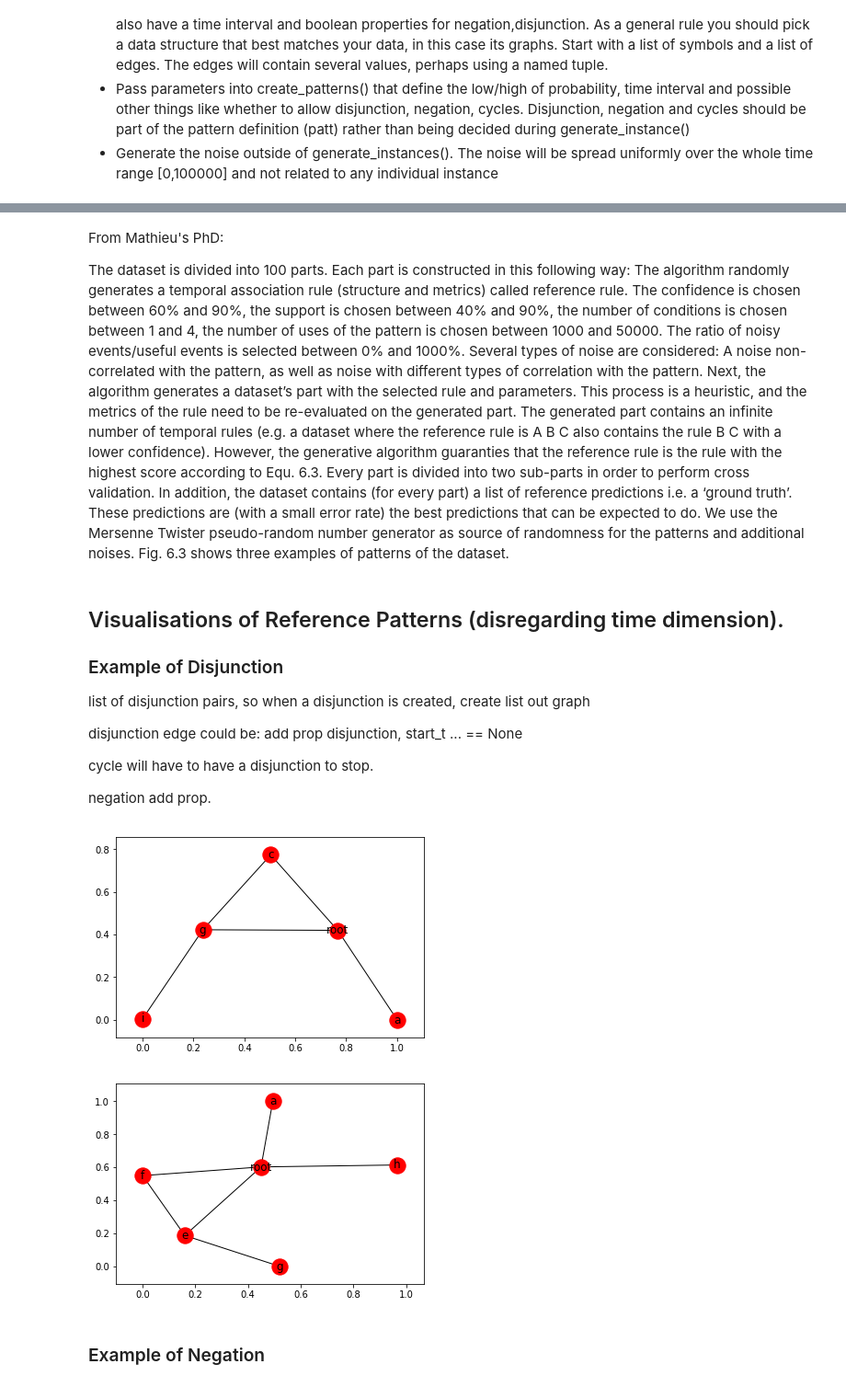
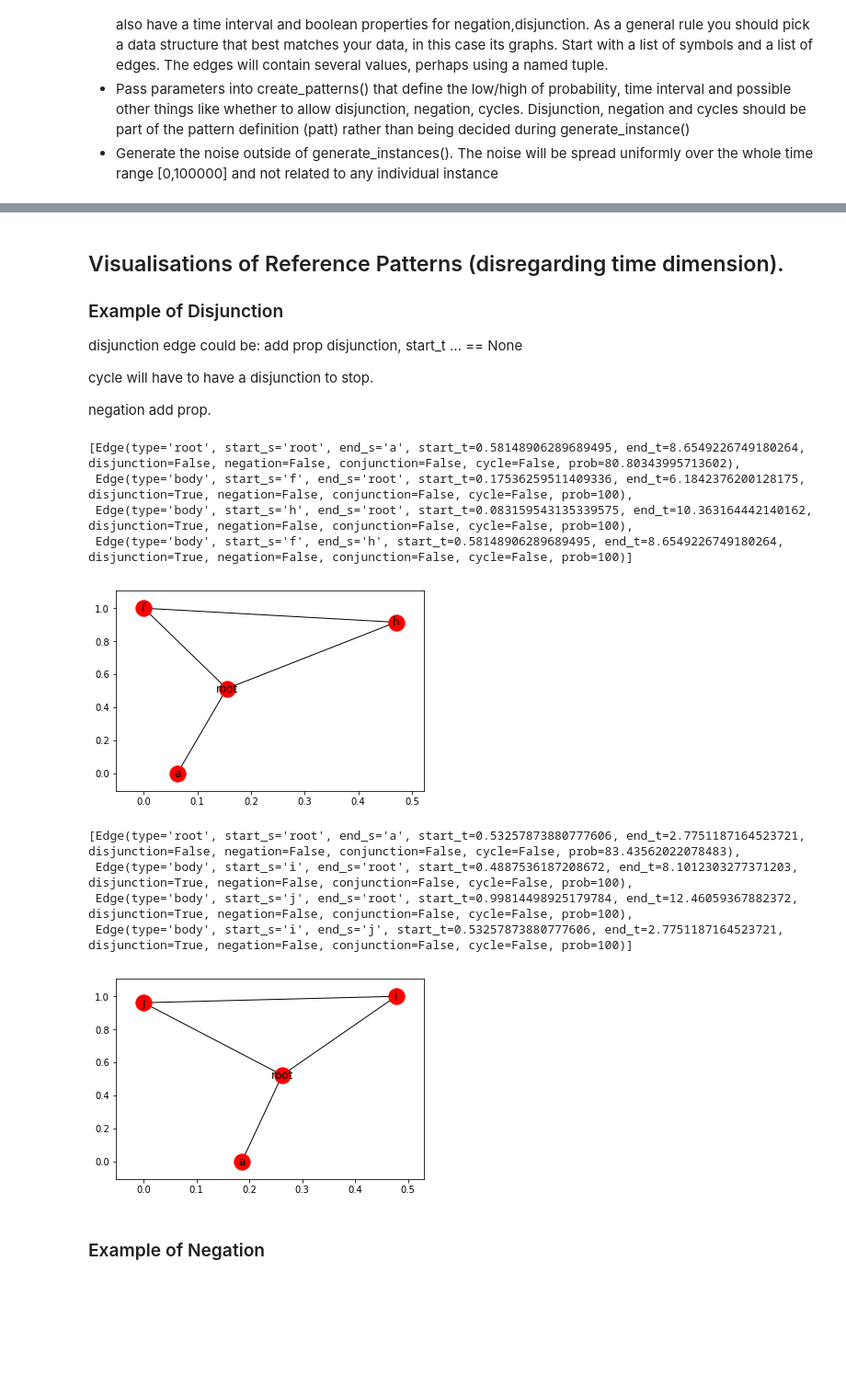
Before and after one commit to keiflager/TemporalDataGeneration, a Jupyter notebook: ExploringTemporalData-Copy1.ipynb, the cells around one changed output, grey strips where cells are left out. Shown at 92% size. Cells and saved outputs as stored; diff of their text form; code cells hidden in the pictures; blank space fills up the shorter version.

```diff
--- a/ExploringTemporalData-Copy1.ipynb
+++ b/ExploringTemporalData-Copy1.ipynb
@@ -87,25 +87,13 @@ class GraphVisualization:
 ### Ideas  for my research
 
 Crypto currency and sentiment analysis combined with time series analysis in context of GameStop
-# %% [markdown]
-From Mathieu's PhD:
-
-The dataset is divided into 100 parts. Each part is constructed in this
-following way: The algorithm randomly generates a temporal association
-rule (structure and metrics) called reference rule. The confidence is chosen
-between 60% and 90%, the support is chosen between 40% and 90%, the
-number of conditions is chosen between 1 and 4, the number of uses of the
-pattern is chosen between 1000 and 50000. The ratio of noisy events/useful
-events is selected between 0% and 1000%. Several types of noise are considered: A noise non-correlated with the pattern, as well as noise with different types of correlation with the pattern. Next, the algorithm generates
-a dataset’s part with the selected rule and parameters. This process is a
-heuristic, and the metrics of the rule need to be re-evaluated on the generated part. The generated part contains an infinite number of temporal rules
-(e.g. a dataset where the reference rule is A B C also contains the rule
-B C with a lower confidence). However, the generative algorithm guaranties that the reference rule is the rule with the highest score according to
-Equ. 6.3.
-Every part is divided into two sub-parts in order to perform cross validation. In addition, the dataset contains (for every part) a list of reference
-predictions i.e. a ‘ground truth’. These predictions are (with a small error
-rate) the best predictions that can be expected to do. We use the Mersenne
-Twister pseudo-random number generator as source of randomness for the
-patterns and additional noises. Fig. 6.3 shows three examples of patterns of
-the dataset.
+# %%
+body_constr = [0,20]
+head_constr = [0,10]
+
+BODY_CONST = 'body'
+HEAD_CONST = 'head'
+ROOT_CONST = 'root'
+A = 'a'
+always = 100
 # %%
@@ -207,8 +195,6 @@ def plot_pattern(Pattern):
 ## Visualisations of Reference Patterns (disregarding time dimension).
 
 ### Example of Disjunction
-
-list of disjunction pairs, so when a disjunction is created, create list out graph
 
 disjunction edge could be: add prop disjunction, start_t ... == None
 
@@ -217,11 +203,20 @@ cycle will have to have a disjunction to stop.
 negation add prop.
 # %%
 for _ in range(2):
-    ref_pattern = create_pattern(low_body=2, high_body=5, disjunction=True, negation=False)
+    ref_pattern = create_pattern(low_body=3, high_body=5, disjunction=True)
+    pprint(ref_pattern)
     plot_pattern(ref_pattern)
 # %% [output]
+[Edge(type='root', start_s='root', end_s='a', start_t=0.58148906289689495, end_t=8.6549226749180264, disjunction=False, negation=False, conjunction=False, cycle=False, prob=80.80343995713602),
+ Edge(type='body', start_s='f', end_s='root', start_t=0.17536259511409336, end_t=6.1842376200128175, disjunction=True, negation=False, conjunction=False, cycle=False, prob=100),
+ Edge(type='body', start_s='h', end_s='root', start_t=0.083159543135339575, end_t=10.363164442140162, disjunction=True, negation=False, conjunction=False, cycle=False, prob=100),
+ Edge(type='body', start_s='f', end_s='h', start_t=0.58148906289689495, end_t=8.6549226749180264, disjunction=True, negation=False, conjunction=False, cycle=False, prob=100)]
-[figure, old version]
+[figure, new version]
+[Edge(type='root', start_s='root', end_s='a', start_t=0.53257873880777606, end_t=2.7751187164523721, disjunction=False, negation=False, conjunction=False, cycle=False, prob=83.43562022078483),
+ Edge(type='body', start_s='i', end_s='root', start_t=0.4887536187208672, end_t=8.1012303277371203, disjunction=True, negation=False, conjunction=False, cycle=False, prob=100),
+ Edge(type='body', start_s='j', end_s='root', start_t=0.99814498925179784, end_t=12.46059367882372, disjunction=True, negation=False, conjunction=False, cycle=False, prob=100),
+ Edge(type='body', start_s='i', end_s='j', start_t=0.53257873880777606, end_t=2.7751187164523721, disjunction=True, negation=False, conjunction=False, cycle=False, prob=100)]
-[figure, old version]
+[figure, new version]
 # %% [markdown]
 ### Example of Negation
 # %%
```
Also changed, not shown: parts of 23 cells of this notebook.
